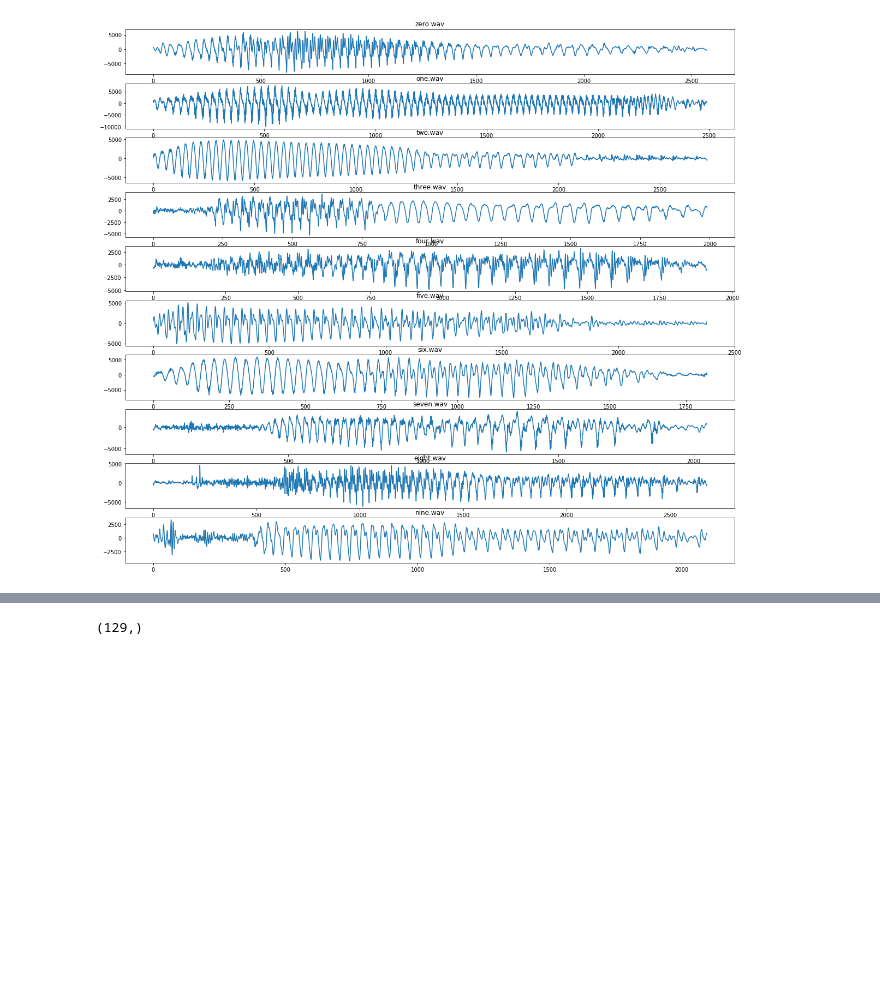
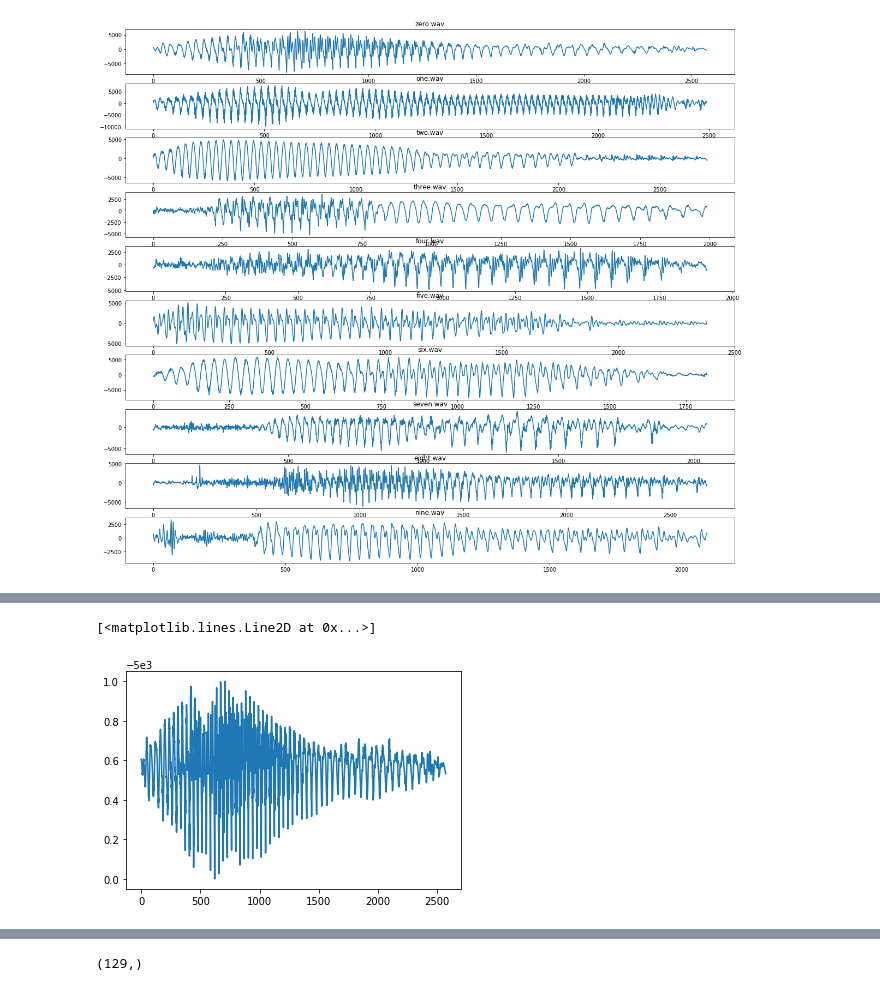
Before and after one commit to KyungjeCho/pattern-2, a Jupyter notebook: test.ipynb, the cells around one changed output, grey strips where cells are left out. Drawn from its saved outputs; the diff is of its cells as text; code cells hidden in the pictures; blank space fills up the shorter version.

```diff
--- a/test.ipynb
+++ b/test.ipynb
@@ -67,0 +86,6 @@ for i, (file_name, value) in enumerate(sample_dict.items()):
+# %%
+scaled_norm_sample = np.array(norm_cutted_samples) - 0.5 * 2 * 5000
+plt.plot(scaled_norm_sample[0])
+# %% [output]
+[<matplotlib.lines.Line2D at 0x...>]
+[figure, added]
```
Also changed, not shown: parts of 27 cells of this notebook, 1 other file.
